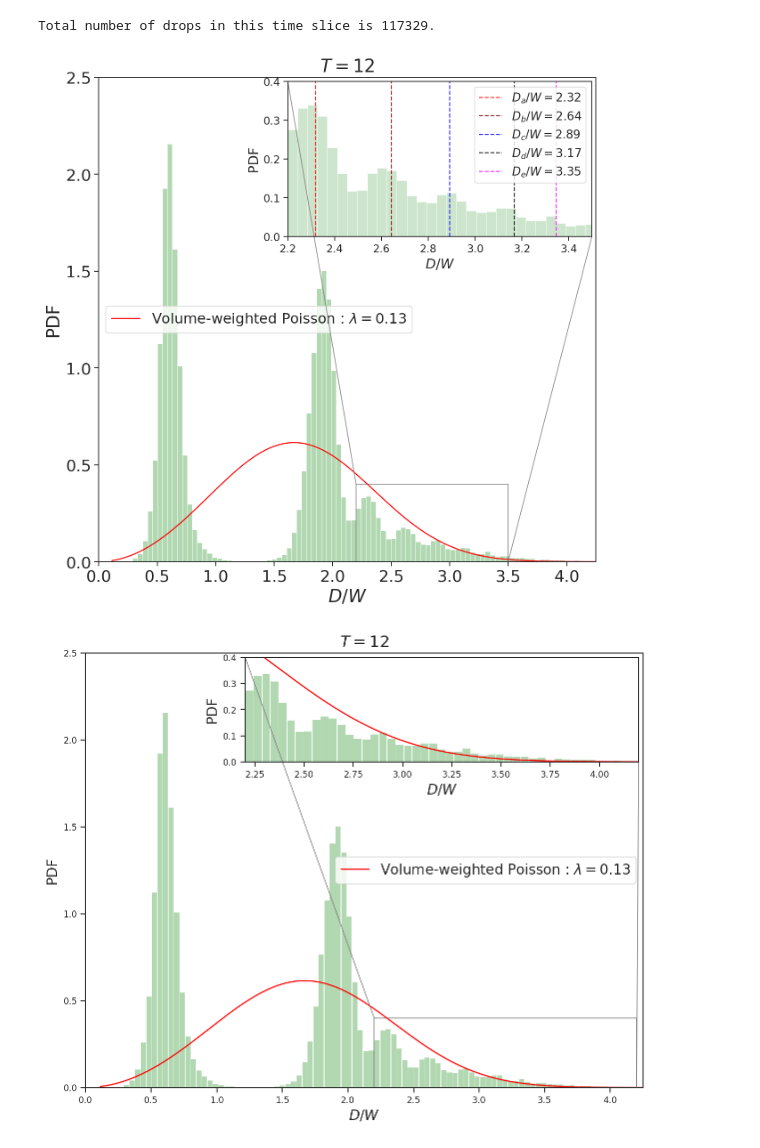
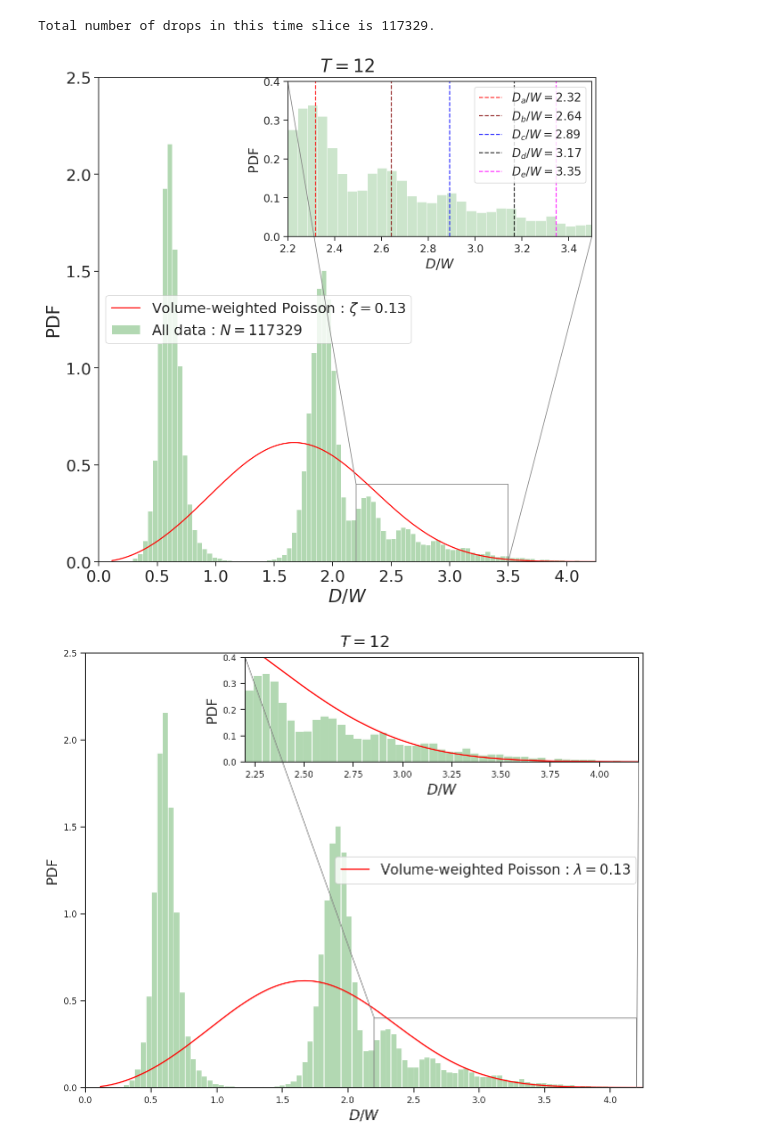
Before and after one commit to palsagar/ligaments_analysis, a Jupyter notebook: analysis_d2.ipynb, the cells around one changed output. Drawn from its saved outputs; the diff is of its cells as text; code cells hidden in the pictures.

Commit message:
new figures added

```diff
--- a/analysis_d2.ipynb
+++ b/analysis_d2.ipynb
@@ -656,11 +653,11 @@ xticks = np.linspace(0,5,12);
 
 ax = sns.histplot(data=d1/2.0,
             legend=True, palette="bright",
-           alpha = 0.3 , color = 'green', bins = bins, stat="density");
+           alpha = 0.3 , color = 'green', bins = bins, stat="density", label =r"All data : $N=%d$" %(np.size(d1/2.0)));
 
 # ax.axvline(x = bin_centers[-limit_1], color = 'black', linestyle='--', alpha = 0.2, label="Fitting Range");
 # ax.axvline(x = bin_centers[-limit_2], color = 'black', linestyle='--', alpha = 0.2);
-ax.plot(xspace[x_lim_1:x_lim_2], poisson_model(xspace[x_lim_1:x_lim_2], 0.13),  c='red' , label = r"Volume-weighted Poisson : $\lambda = 0.13$");
+ax.plot(xspace[x_lim_1:x_lim_2], poisson_model(xspace[x_lim_1:x_lim_2], 0.13),  c='red' , label = r"Volume-weighted Poisson : $\zeta = 0.13$");
 
 
 
@@ -673,34 +670,34 @@ axins = sns.histplot(data=d1/2.0,
 
 #axins.plot(xspace[x_lim_1:x_lim_2], poisson_model(xspace[x_lim_1:x_lim_2], 0.13),  c='red' );
 
 d_list = [(d_sum(5,6,7),"red","a") , (d_sum(3,5),"maroon","b"), (d_sum(4,2),"blue","c"), (d_sum(2,2,3),"black","d"), (d_sum(2),"magenta","e")]
 for el,cl,la in d_list:
     axins.axvline(x=el , alpha = 0.8 , c=cl, linestyle="--", label=r"$D_%s / W = %.2f$" %(la,el));
 
 
 axins.set_xlim(x1, x2);
 axins.set_ylim(y1, y2);
 
 axins.set_xlabel(r"$D/W$", fontsize = 15);
 axins.set_ylabel("PDF", fontsize = 15);
 axins.tick_params(labelsize=12);
 axins.legend(fontsize=13);
 mark_inset(ax, axins, loc1=2, loc2=4, fc="none", ec="0.5")
 
 
 # ax.set_xticks(xticks);
 ax.set_xlabel(r"$D/W$", fontsize = 20);
 ax.set_ylabel("PDF", fontsize = 20);
 ax.tick_params(labelsize=18);
 ax.set_ylim(0,2.5);
 ax.set_xlim(0,4.25);
 ax.set_title(r"$T = 12$", fontsize = 20);
 ax.legend(fontsize = 16, loc="center left");
 #ax.set_xlim(1.7,4.3);
 # ax.legend();
 plt.savefig("./plots_v2/t_12.pdf", dpi=200, bbox_inches="tight");
 # %% [output]
-[figure, old version]
+[figure, new version]
 # %%
 sns.set_context("paper")
 sns.set_style("ticks")
```
Also changed, not shown: parts of 1 cell of this notebook, 5 other files.
